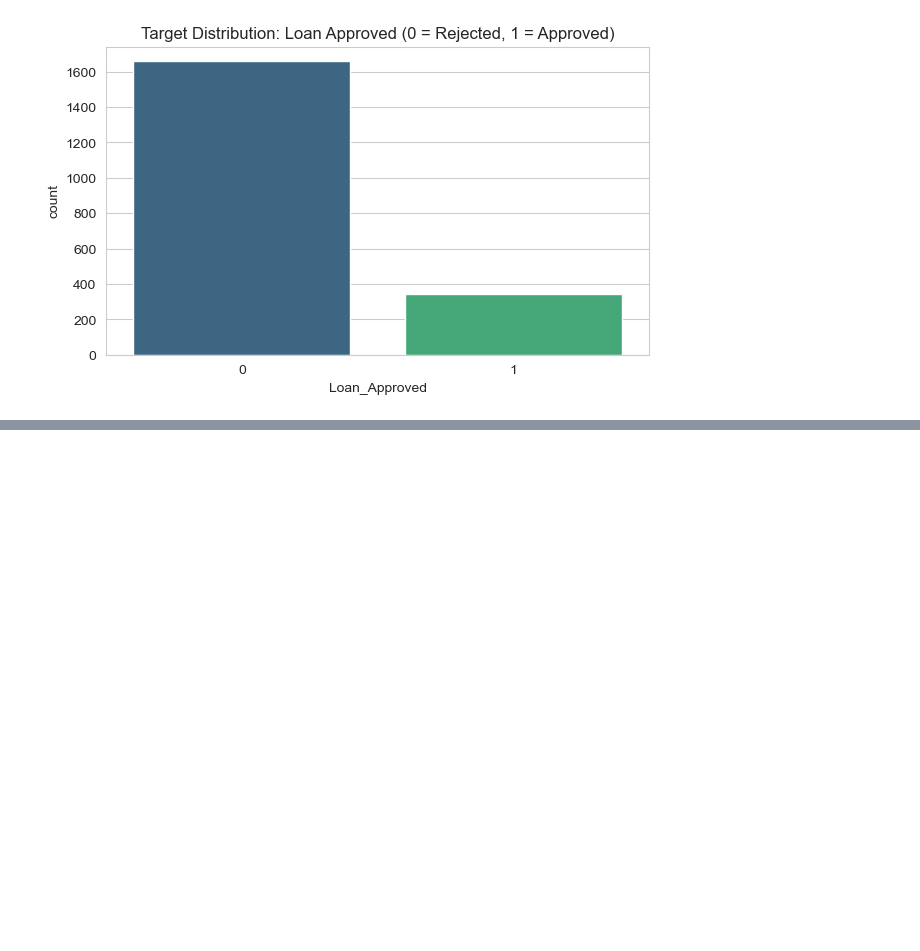
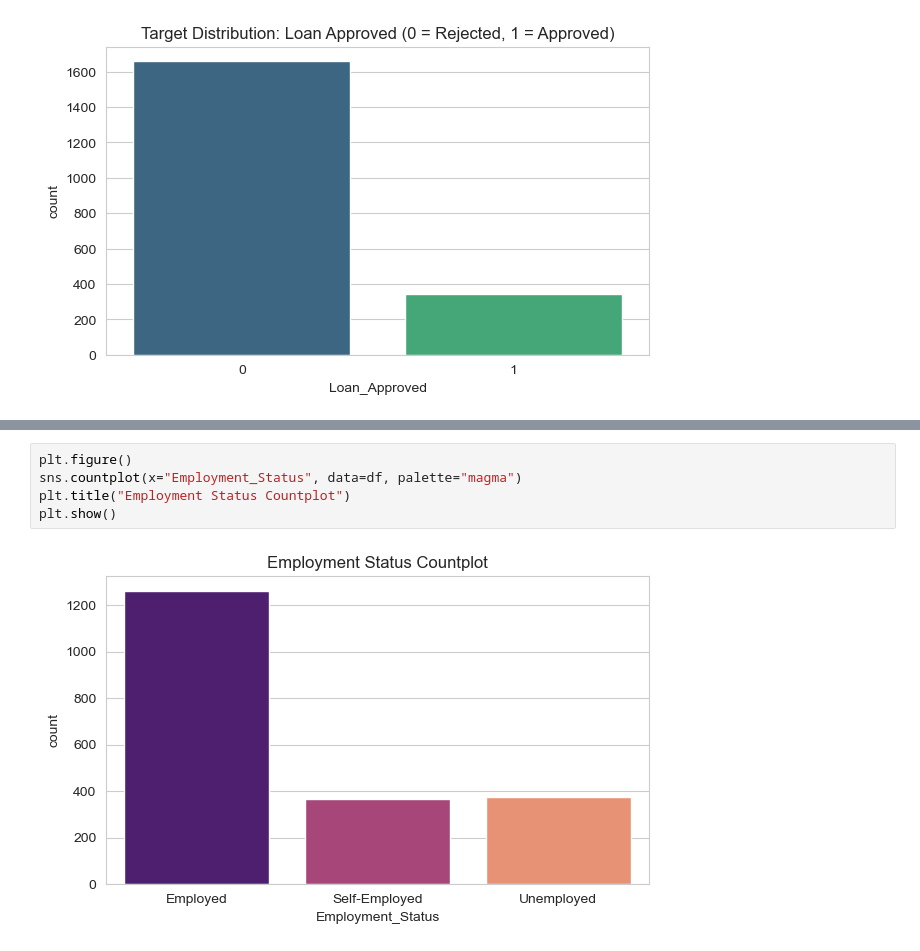
Before and after one commit to Niraj7272/DataScience, a Jupyter notebook: Practice/Machine_Learning/Loan Prediction/model.ipynb, the cells around one changed output, grey strips where cells are left out. Drawn from its saved outputs; the diff is of its cells as text; blank space fills up the shorter version.

```diff
--- a/Practice/Machine_Learning/Loan Prediction/model.ipynb
+++ b/Practice/Machine_Learning/Loan Prediction/model.ipynb
@@ -156,0 +169,7 @@ plt.show()
+# %%
+plt.figure()
+sns.countplot(x="Employment_Status", data=df, palette="magma")
+plt.title("Employment Status Countplot")
+plt.show()
+# %% [output]
+[figure, added]
```
Also changed, not shown: parts of 1 cell of this notebook.
